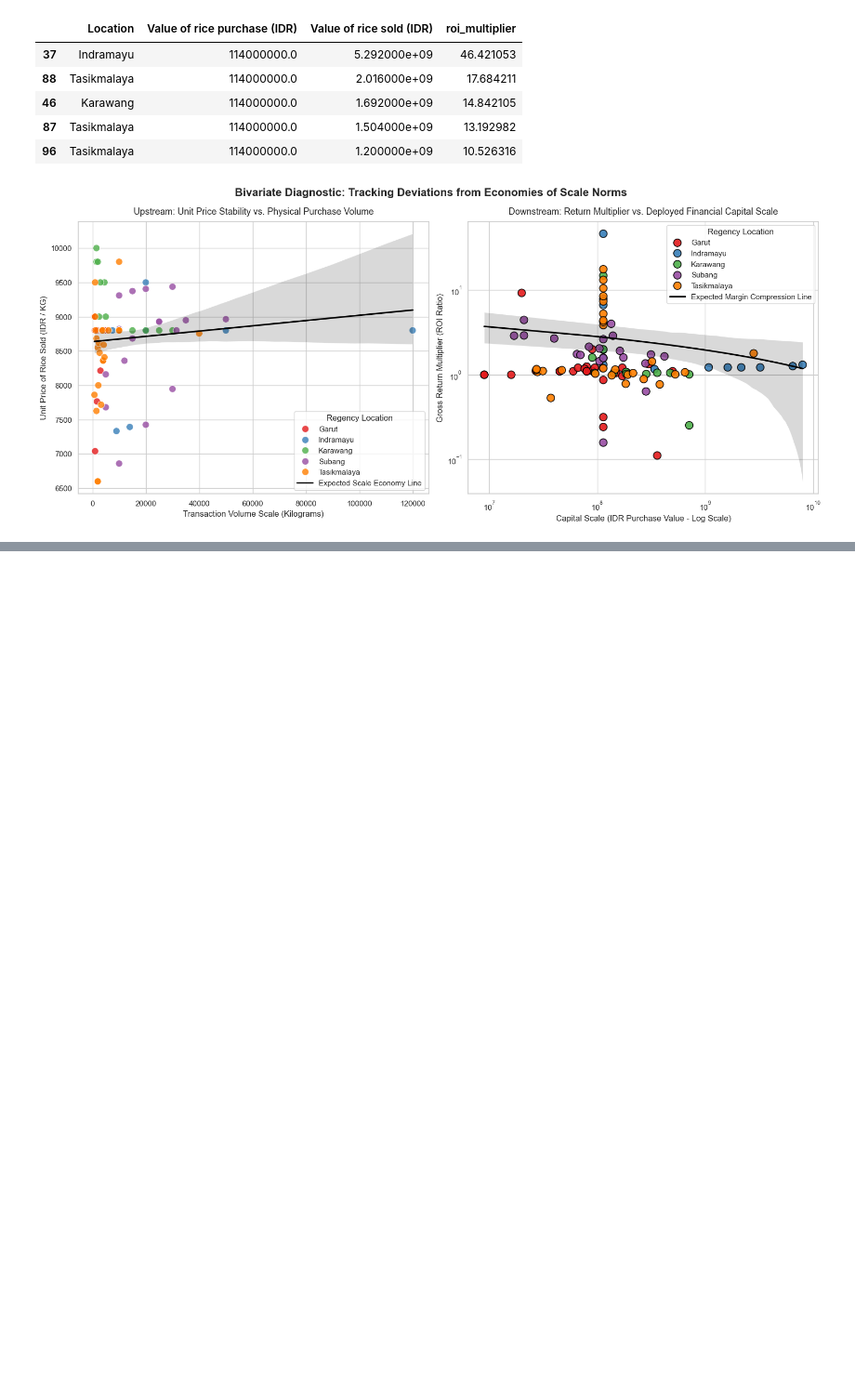
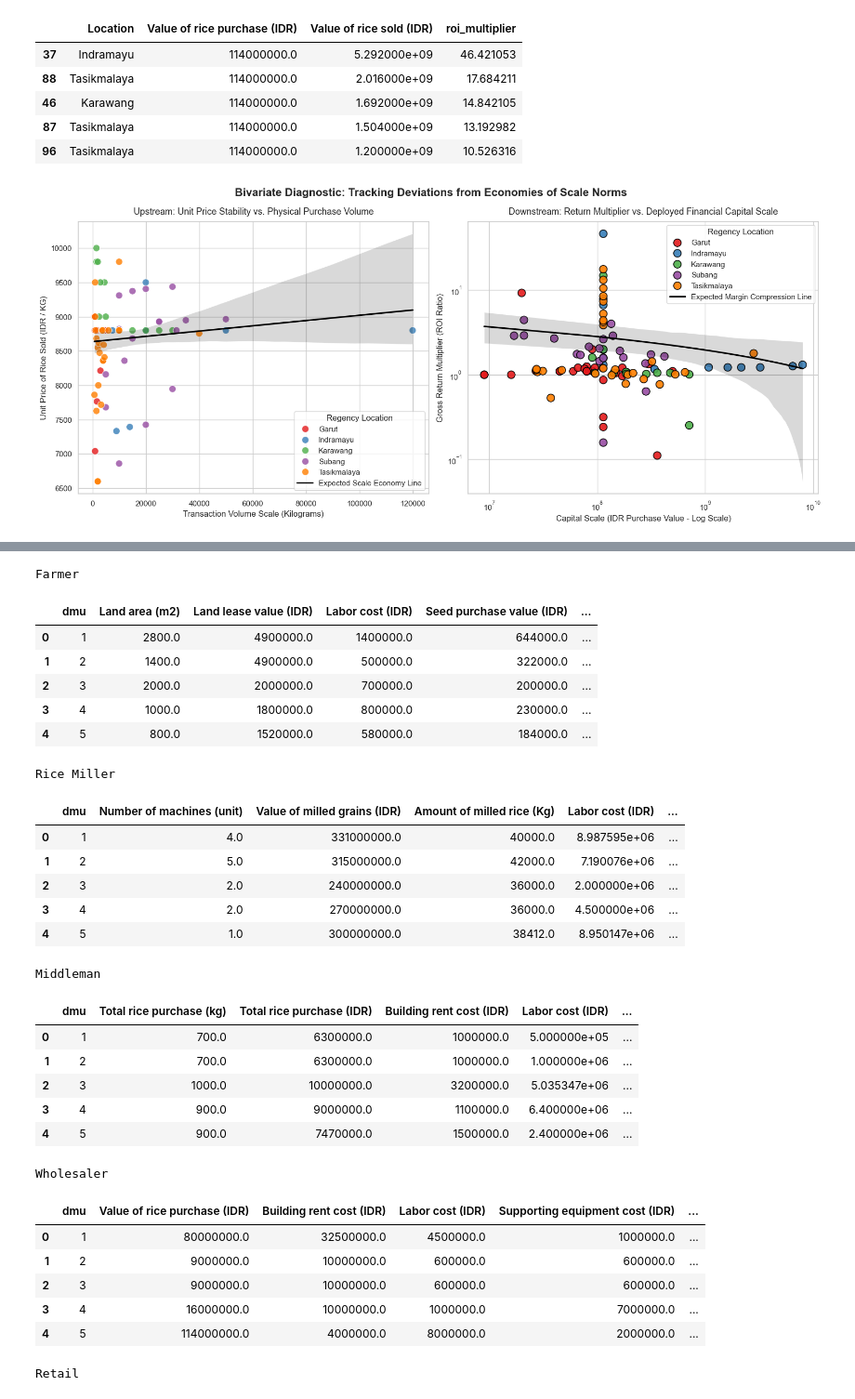
Before and after one commit to avidvesha/fit26, a Jupyter notebook: eda.ipynb, the cells around one changed output, grey strips where cells are left out. Shown at 93% size. Saved outputs shown, nothing was run; the diff lists cells and outputs as text; code cells hidden in the pictures; blank space fills up the shorter version.

```diff
--- a/eda.ipynb
+++ b/eda.ipynb
@@ -401,0 +771,41 @@ plt.show()
+# %%
+print('Farmer')
+display(farmer.head())
+print('Rice Miller')
+display(rice_miller.head())
+print('Middleman')
+display(middlemen.head())
+print('Wholesaler')
+display(wholesaler.head())
+print('Retail')
+display(retail_scaled.head())
+# %% [output]
+Farmer
+|  | dmu | Land area (m2) | Land lease value (IDR) | Labor cost (IDR) | Seed purchase value (IDR) | ... |
+| 0 | 1 | 2800.0 | 4900000.0 | 1400000.0 | 644000.0 | ... |
+| 1 | 2 | 1400.0 | 4900000.0 | 500000.0 | 322000.0 | ... |
+| 2 | 3 | 2000.0 | 2000000.0 | 700000.0 | 200000.0 | ... |
+| 3 | 4 | 1000.0 | 1800000.0 | 800000.0 | 230000.0 | ... |
+| 4 | 5 | 800.0 | 1520000.0 | 580000.0 | 184000.0 | ... |
+Rice Miller
+|  | dmu | Number of machines (unit) | Value of milled grains (IDR) | Amount of milled rice (Kg) | Labor cost (IDR) | ... |
+| 0 | 1 | 4.0 | 331000000.0 | 40000.0 | 8.987595e+06 | ... |
+| 1 | 2 | 5.0 | 315000000.0 | 42000.0 | 7.190076e+06 | ... |
+| 2 | 3 | 2.0 | 240000000.0 | 36000.0 | 2.000000e+06 | ... |
+| 3 | 4 | 2.0 | 270000000.0 | 36000.0 | 4.500000e+06 | ... |
+| 4 | 5 | 1.0 | 300000000.0 | 38412.0 | 8.950147e+06 | ... |
+Middleman
+|  | dmu | Total rice purchase (kg) | Total rice purchase (IDR) | Building rent cost (IDR) | Labor cost (IDR) | ... |
+| 0 | 1 | 700.0 | 6300000.0 | 1000000.0 | 5.000000e+05 | ... |
+| 1 | 2 | 700.0 | 6300000.0 | 1000000.0 | 1.000000e+06 | ... |
+| 2 | 3 | 1000.0 | 10000000.0 | 3200000.0 | 5.035347e+06 | ... |
+| 3 | 4 | 900.0 | 9000000.0 | 1100000.0 | 6.400000e+06 | ... |
+| 4 | 5 | 900.0 | 7470000.0 | 1500000.0 | 2.400000e+06 | ... |
+Wholesaler
+|  | dmu | Value of rice purchase (IDR) | Building rent cost (IDR) | Labor cost (IDR) | Supporting equipment cost (IDR) | ... |
+| 0 | 1 | 80000000.0 | 32500000.0 | 4500000.0 | 1000000.0 | ... |
+| 1 | 2 | 9000000.0 | 10000000.0 | 600000.0 | 600000.0 | ... |
+| 2 | 3 | 9000000.0 | 10000000.0 | 600000.0 | 600000.0 | ... |
+| 3 | 4 | 16000000.0 | 10000000.0 | 1000000.0 | 7000000.0 | ... |
+| 4 | 5 | 114000000.0 | 4000000.0 | 8000000.0 | 2000000.0 | ... |
+Retail
```
Also changed, not shown: parts of 16 cells of this notebook.
